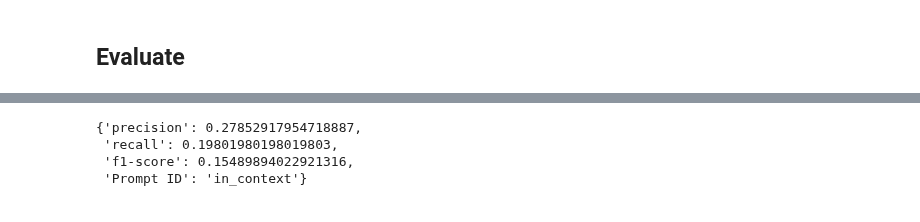
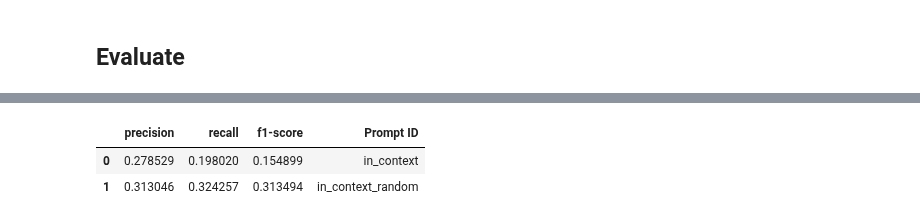
Before and after one commit to Ineichen-Group/StudyTypeTeller, a Jupyter notebook: models/GPT-In-Context.ipynb, the cells around one changed output, grey strips where cells are left out. Saved outputs shown, nothing was run; the diff lists cells and outputs as text; code cells hidden in the pictures.

```diff
--- a/models/GPT-In-Context.ipynb
+++ b/models/GPT-In-Context.ipynb
@@ -356,7 +393,6 @@ report_df
 # %%
-summary
+summary_df
 # %% [output]
-{'precision': 0.27852917954718887,
- 'recall': 0.19801980198019803,
- 'f1-score': 0.15489894022921316,
- 'Prompt ID': 'in_context'}
+|  | precision | recall | f1-score | Prompt ID |
+| 0 | 0.278529 | 0.198020 | 0.154899 | in_context |
+| 1 | 0.313046 | 0.324257 | 0.313494 | in_context_random |
```
Also changed, not shown: parts of 13 cells of this notebook.
